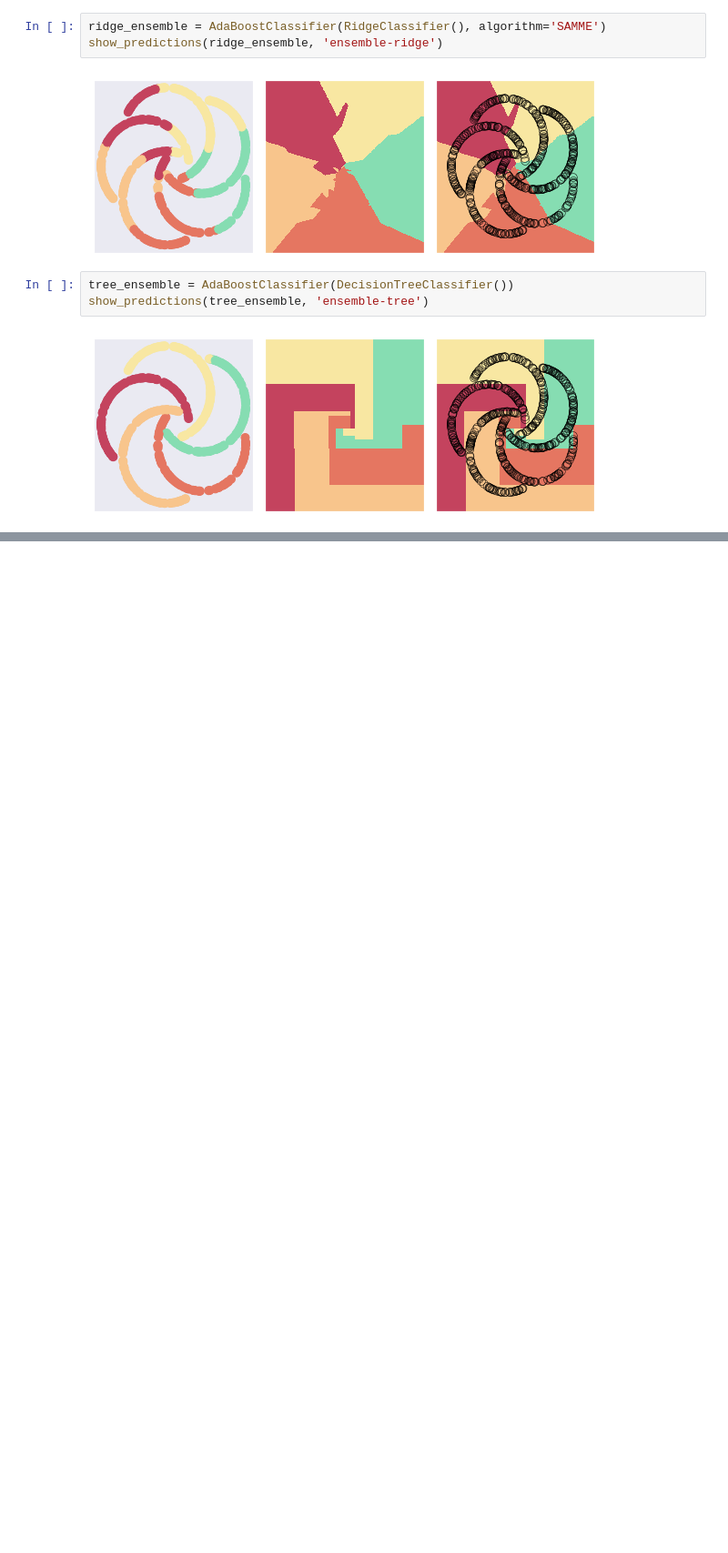
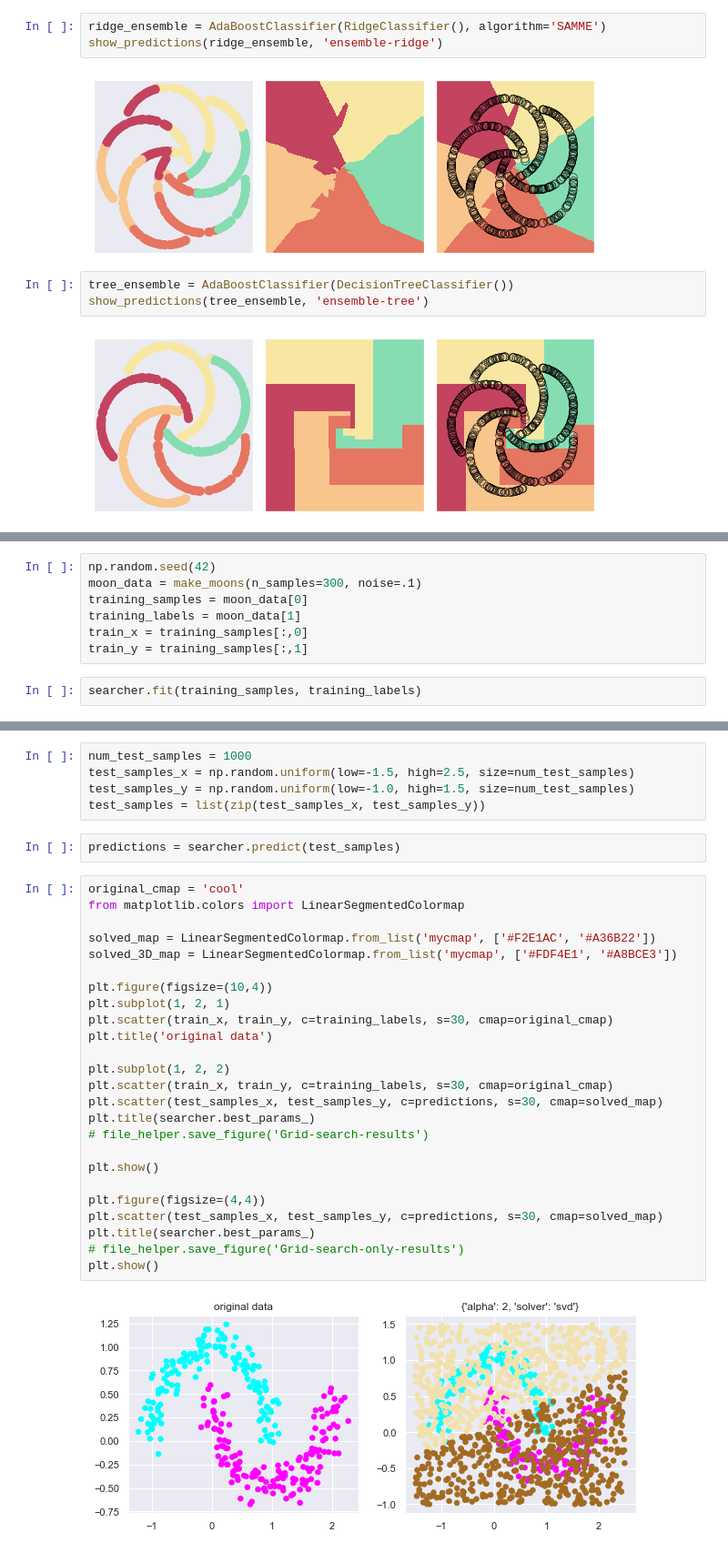
Before and after one commit to cwreynolds/PredatorEye, a Jupyter notebook: first_experiments.ipynb, the cells around one changed output, grey strips where cells are left out. Shown at 91% size. Saved outputs shown, nothing was run; the diff lists cells and outputs as text; blank space fills up the shorter version.

Commit message:
Try automation (hyperparameter search) in scikit-learn.

```diff
--- a/first_experiments.ipynb
+++ b/first_experiments.ipynb
@@ -452,0 +481,9 @@ show_predictions(tree_ensemble, 'ensemble-tree')
+# %%
+np.random.seed(42)
+moon_data = make_moons(n_samples=300, noise=.1)
+training_samples = moon_data[0]
+training_labels = moon_data[1]
+train_x = training_samples[:,0]
+train_y = training_samples[:,1]
+# %%
+searcher.fit(training_samples, training_labels)
@@ -452,0 +502,34 @@ show_predictions(tree_ensemble, 'ensemble-tree')
+# %%
+num_test_samples = 1000
+test_samples_x = np.random.uniform(low=-1.5, high=2.5, size=num_test_samples)
+test_samples_y = np.random.uniform(low=-1.0, high=1.5, size=num_test_samples)
+test_samples = list(zip(test_samples_x, test_samples_y))
+# %%
+predictions = searcher.predict(test_samples)
+# %%
+original_cmap = 'cool'
+from matplotlib.colors import LinearSegmentedColormap
+
+solved_map = LinearSegmentedColormap.from_list('mycmap', ['#F2E1AC', '#A36B22'])
+solved_3D_map = LinearSegmentedColormap.from_list('mycmap', ['#FDF4E1', '#A8BCE3'])
+
+plt.figure(figsize=(10,4))
+plt.subplot(1, 2, 1)
+plt.scatter(train_x, train_y, c=training_labels, s=30, cmap=original_cmap)
+plt.title('original data')
+
+plt.subplot(1, 2, 2)
+plt.scatter(train_x, train_y, c=training_labels, s=30, cmap=original_cmap)
+plt.scatter(test_samples_x, test_samples_y, c=predictions, s=30, cmap=solved_map)
+plt.title(searcher.best_params_)
+# file_helper.save_figure('Grid-search-results')
+
+plt.show()
+
+plt.figure(figsize=(4,4))
+plt.scatter(test_samples_x, test_samples_y, c=predictions, s=30, cmap=solved_map)
+plt.title(searcher.best_params_)
+# file_helper.save_figure('Grid-search-only-results')
+plt.show()
+# %% [output]
+[figure, added]
```
Also changed, not shown: parts of 6 cells of this notebook.
